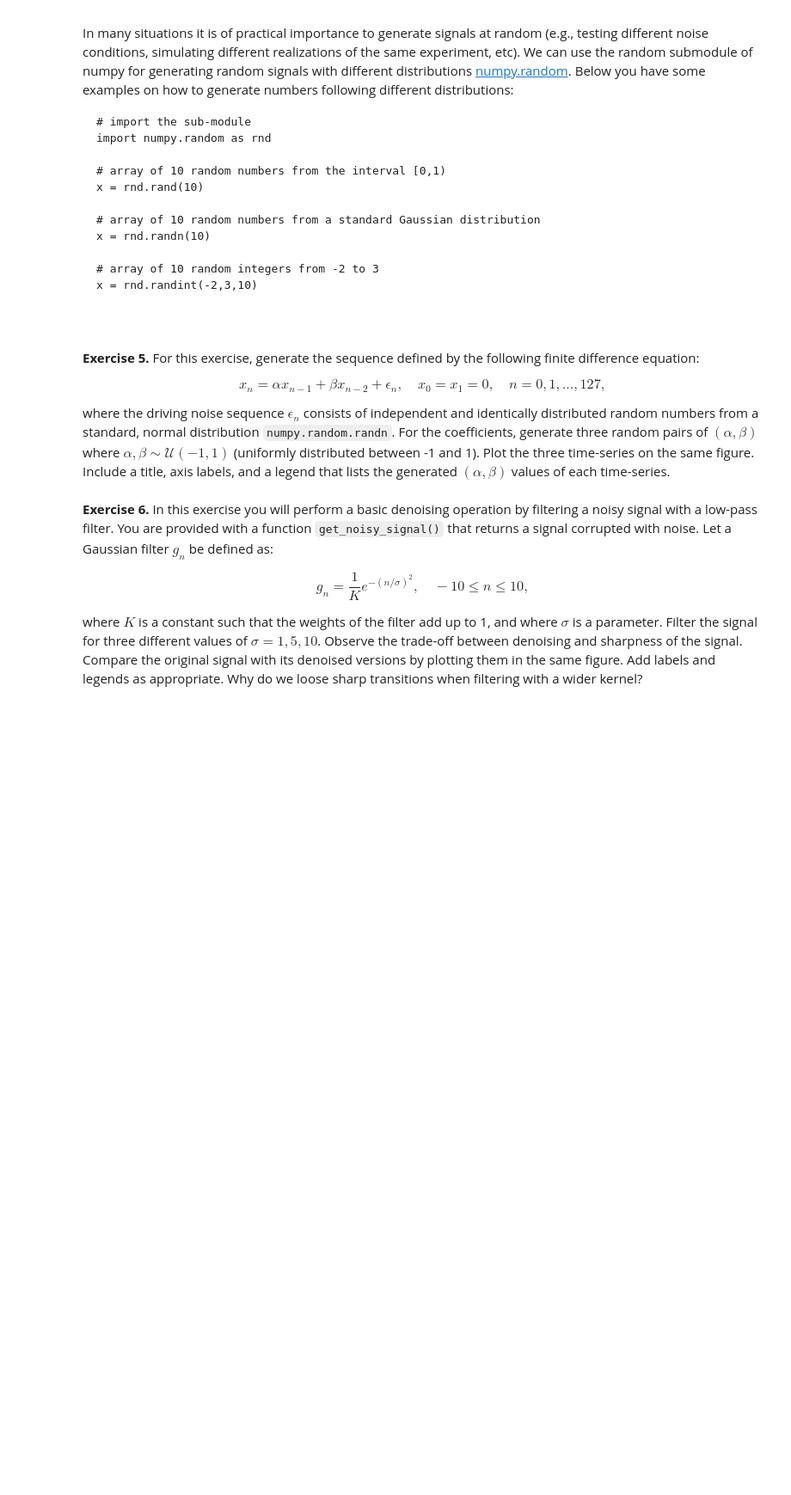
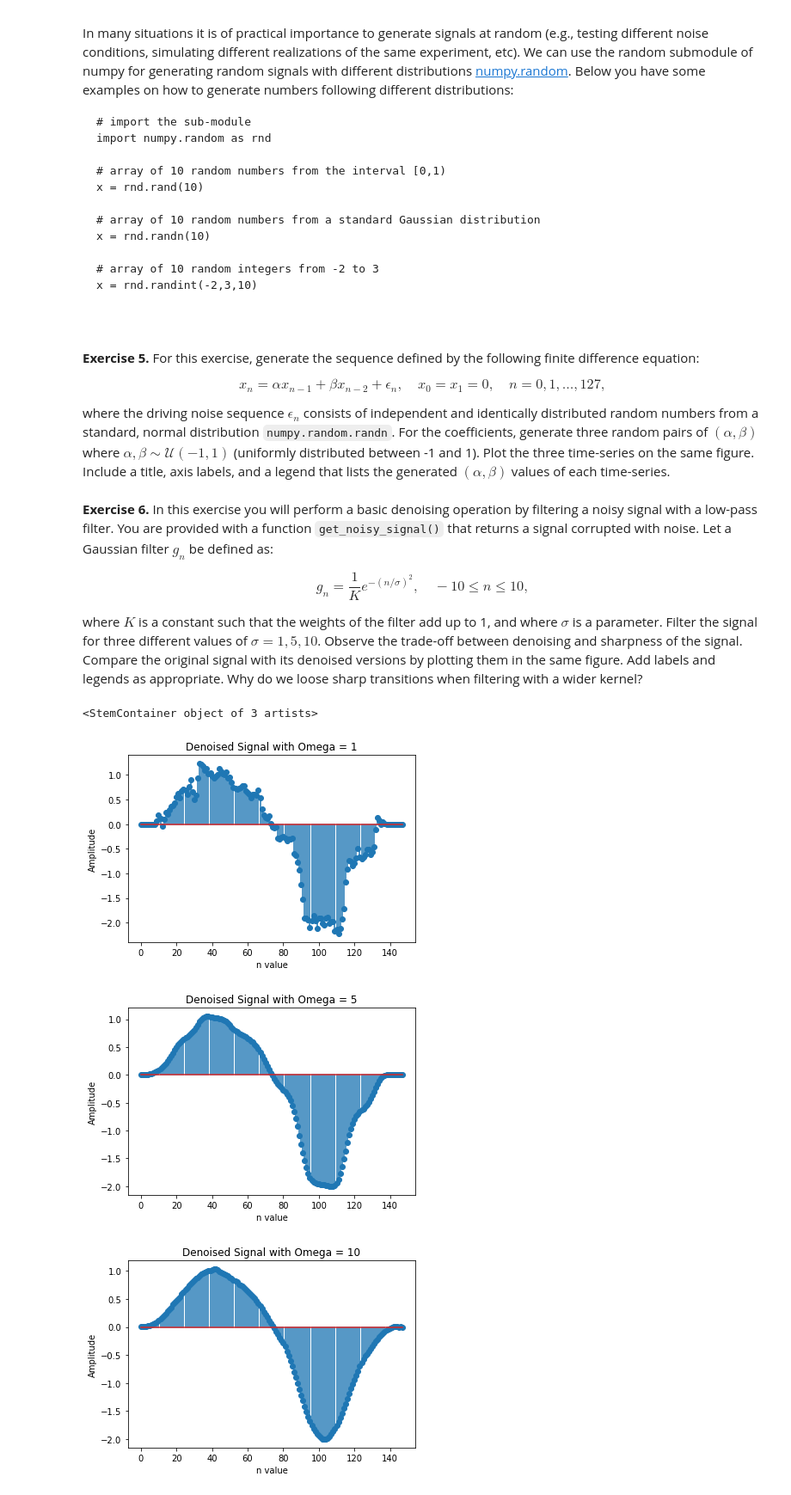
Before and after one commit to varose99/ds4bme, a Jupyter notebook: prelab.ipynb, the cells around one changed output. Shown at 86% size. Saved outputs shown, nothing was run; the diff lists cells and outputs as text; code cells hidden in the pictures; blank space fills up the shorter version.

```diff
--- a/prelab.ipynb
+++ b/prelab.ipynb
@@ -371,25 +370,63 @@ where $K$ is a constant such that the weights of the filter add up to 1, and whe
 # %%
 # fix random number generator seed (reproducibility)
 np.random.seed(10)
 
 # stepwise function with noise
 def get_noisy_signal(s=0.2):
     """
     This function generates a signal with a varying amount of noise. The noise
     variance is controlled via the input parameter s [s=1 default].
     """
 
     # generate signal
     N = 128
     t = np.arange(N)
     x = np.sin(2*np.pi*t/N)
     x[80:105] -= 1
 
     # generate noise
     n = s*np.random.randn(128)
 
     # return noisy signal
     return x+n
 
 # complete Exercise 6 starting here
 # ...
+# Gaussian Filter
+def filter(omega):
+  gn = [0]*21
+  total = 0
+  for n in range(-10,11):
+    gn[n+10] = math.exp(-(n/omega)*(n/omega))
+    total += gn[n+10]
+  filter = [0]*21
+  for i in range(0,21):
+    filter[i] = gn[i]/total
+  return filter
+
+signal = get_noisy_signal()
+
+one = np.convolve(filter(1),signal)
+five = np.convolve(filter(5),signal)
+ten = np.convolve(filter(10),signal)
+
+plt.figure()
+plt.title('Denoised Signal with Omega = 1')
+plt.stem(one)
+plt.xlabel('n value')
+plt.ylabel('Amplitude')
+plt.figure()
+plt.title('Denoised Signal with Omega = 5')
+plt.stem(five)
+plt.ylabel('Amplitude')
+plt.xlabel('n value')
+plt.figure()
+plt.title('Denoised Signal with Omega = 10')
+plt.ylabel('Amplitude')
+plt.xlabel('n value')
+plt.stem(ten)
+# %% [output]
+<StemContainer object of 3 artists>
+[figure, added]
+[figure, added]
+[figure, added]
```
Also changed, not shown: parts of 1 cell of this notebook.
